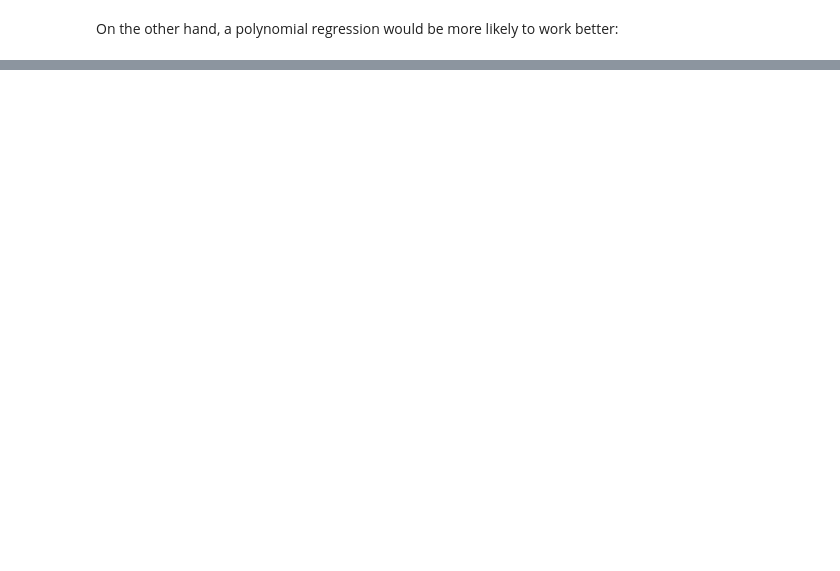
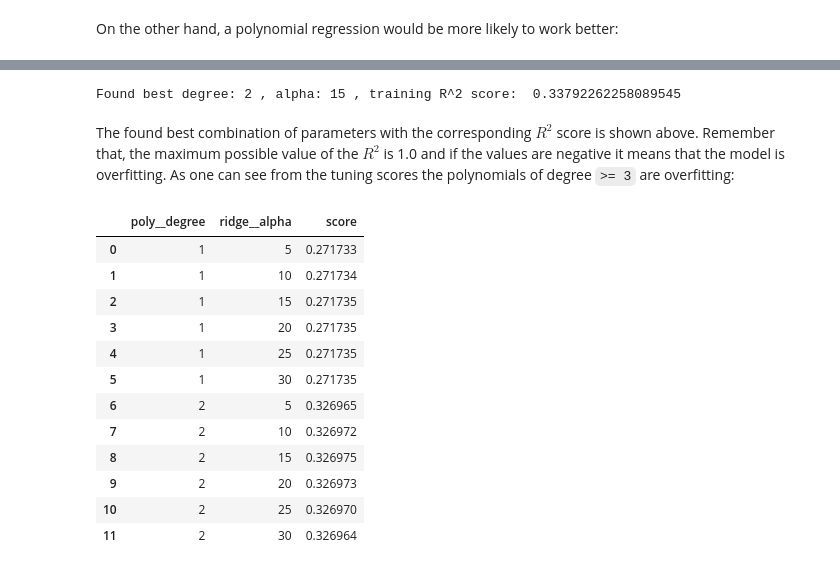
Before and after one commit to ivan-zapreev/data-science-python-projects, a Jupyter notebook: IBM_DS0720EN/capstone_04.ipynb, the cells around one changed output, grey strips where cells are left out. Saved outputs shown, nothing was run; the diff lists cells and outputs as text; code cells hidden in the pictures; blank space fills up the shorter version.

Commit message:
Working on model and feature selection

```diff
--- a/IBM_DS0720EN/capstone_04.ipynb
+++ b/IBM_DS0720EN/capstone_04.ipynb
@@ -858,0 +776,27 @@ help(GridSearchCV)
+# %%
+# Define the tuning parameter ranges
+tune_degrees = [1, 2, 3]
+tune_alphas = [5, 10, 15, 20, 25, 30]
+# %%
+def create_tuning_model(cv = 4, degrees = tune_degrees, alphas = tune_alphas) :
+    '''Creates a grid search tuning pipeline model with standard
+       scaler, polynomial fearutes and ridge regression'''
+
+    # Create the list of tuples with the names
+    # mapped to instances of pipeline elements
+    steps = [
+             ('scale', StandardScaler())
+             ,('poly', PolynomialFeatures())
+             ,('ridge', Ridge())
+             ]
+    # Create the pipeline from the object
+    pipe = Pipeline(steps)
+
+    # Set the tuning parameter ranges
+    params = { 'poly__degree' : degrees,
+               'ridge__alpha' : alphas}
+
+    # Instantiate the grid search with cross validation
+    gs = GridSearchCV(pipe, params, cv = cv)
+
+    return gs
@@ -858,0 +809,41 @@ help(GridSearchCV)
+# %%
+# Perform the initial model tuning
+tuning_model = create_tuning_model()
+
+# Tune the model, here we use all features
+with warnings.catch_warnings():
+    warnings.simplefilter("ignore")
+    tuning_model.fit(X_train, y_train)
+# %%
+# Get the best parameter values
+(best_degree, best_alpha) = get_tuning_best_params(tuning_model)
+
+# Compute the R^2 score for the training set
+best_train_score = tuning_model.best_estimator_.score(X_train, y_train)
+
+print('Found best degree:', best_degree, ', alpha:', best_alpha, ', training R^2 score: ', best_train_score)
+# %% [output]
+Found best degree: 2 , alpha: 15 , training R^2 score:  0.33792262258089545
+# %% [markdown]
+The found best combination of parameters with the corresponding $R^2$ score is shown above. Remember that, the maximum  possible value of the $R^2$ is 1.0 and if the values are negative it means that the model is overfitting. As one can see from the tuning scores the polynomials of degree `>= 3` are overfitting:
+# %%
+# Report the positive scores, negative values mean over-fitting
+scores = tuning_model.cv_results_
+scores_df = pd.DataFrame(scores['params'])
+scores_df['score'] = scores['mean_test_score']
+scores_df = scores_df[scores_df['score'] >= 0]
+display(scores_df)
+# %% [output]
+|  | poly__degree | ridge__alpha | score |
+| 0 | 1 | 5 | 0.271733 |
+| 1 | 1 | 10 | 0.271734 |
+| 2 | 1 | 15 | 0.271735 |
+| 3 | 1 | 20 | 0.271735 |
+| 4 | 1 | 25 | 0.271735 |
+| 5 | 1 | 30 | 0.271735 |
+| 6 | 2 | 5 | 0.326965 |
+| 7 | 2 | 10 | 0.326972 |
+| 8 | 2 | 15 | 0.326975 |
+| 9 | 2 | 20 | 0.326973 |
+| 10 | 2 | 25 | 0.326970 |
+| 11 | 2 | 30 | 0.326964 |
```
Also changed, not shown: parts of 41 cells of this notebook.
